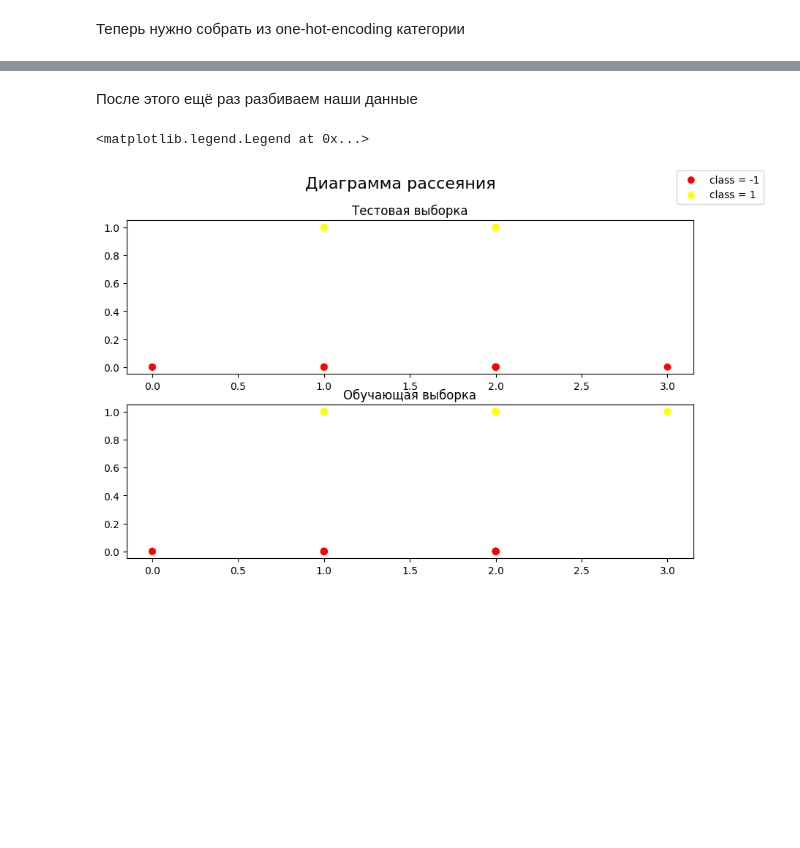
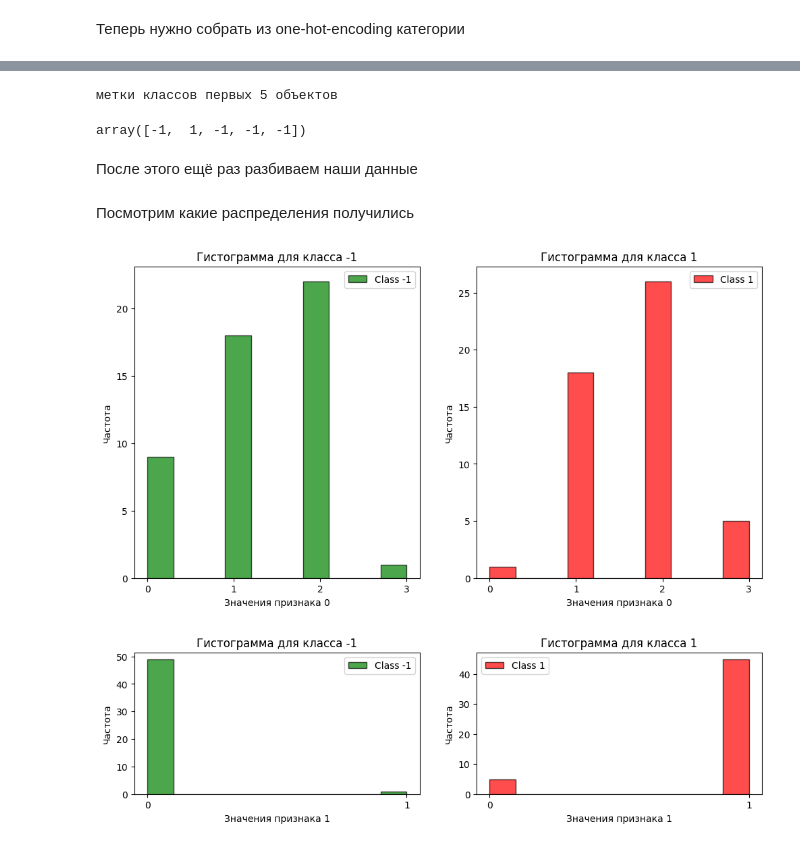
Before and after one commit to J0hnLenin/MachineLearningLabs, a Jupyter notebook: Lab07.ipynb, the cells around one changed output, grey strips where cells are left out. Saved outputs shown, nothing was run; the diff lists cells and outputs as text; code cells hidden in the pictures; blank space fills up the shorter version.

```diff
--- a/Lab07.ipynb
+++ b/Lab07.ipynb
@@ -124,16 +120,8 @@ array([[1, 0],
+# %%
+print("метки классов первых 5 объектов")
+y[:5]
+# %% [output]
+метки классов первых 5 объектов
+array([-1,  1, -1, -1, -1])
 # %% [markdown]
 После этого ещё раз разбиваем наши данные
-# %%
-y_train, y_test, X_train, X_test = train_test_split(new_X, y, 6, alpha=0.7)
-
-fig, ax = plt.subplots(2, 1, figsize=(10, 6))
-
-ax[0].scatter(X_test[:, 0], X_test[:, 1], c=y_test, cmap="autumn")
-ax[0].set_title("Тестовая выборка")
-ax[1].scatter(X_train[:, 0], X_train[:, 1], c=y_train, cmap="autumn")
-ax[1].set_title("Обучающая выборка")
-fig.suptitle('Диаграмма рассеяния', fontsize=16)
-fig.legend(["class = -1", "class = 1"])
-# %% [output]
-<matplotlib.legend.Legend at 0x...>
-[figure, removed]
@@ -139,0 +130,27 @@ fig.legend(["class = -1", "class = 1"])
+# %% [markdown]
+Посмотрим какие распределения получились
+# %%
+for i in range(n):
+    class_neg = new_X[:, i][y == -1]
+    class_pos = new_X[:, i][y == 1]
+
+    plt.figure(figsize=(12, 6))
+
+    plt.subplot(i+1, 2, 1)
+    plt.hist(class_neg, alpha=0.7, color='green', edgecolor='black', label='Class -1')
+    plt.title('Гистограмма для класса -1')
+    plt.xlabel(f'Значения признака {i}')
+    plt.ylabel('Частота')
+    plt.xticks(np.unique(new_X[:, i]))
+    plt.legend()
+
+    plt.subplot(i+1, 2, 2)
+    plt.hist(class_pos, alpha=0.7, color='red', edgecolor='black', label='Class 1')
+    plt.title('Гистограмма для класса 1')
+    plt.xlabel(f'Значения признака {i}')
+    plt.ylabel('Частота')
+    plt.xticks(np.unique(new_X[:, i]))
+    plt.legend()
+# %% [output]
+[figure, added]
+[figure, added]
```
Also changed, not shown: parts of 12 cells of this notebook, 2 other files.
